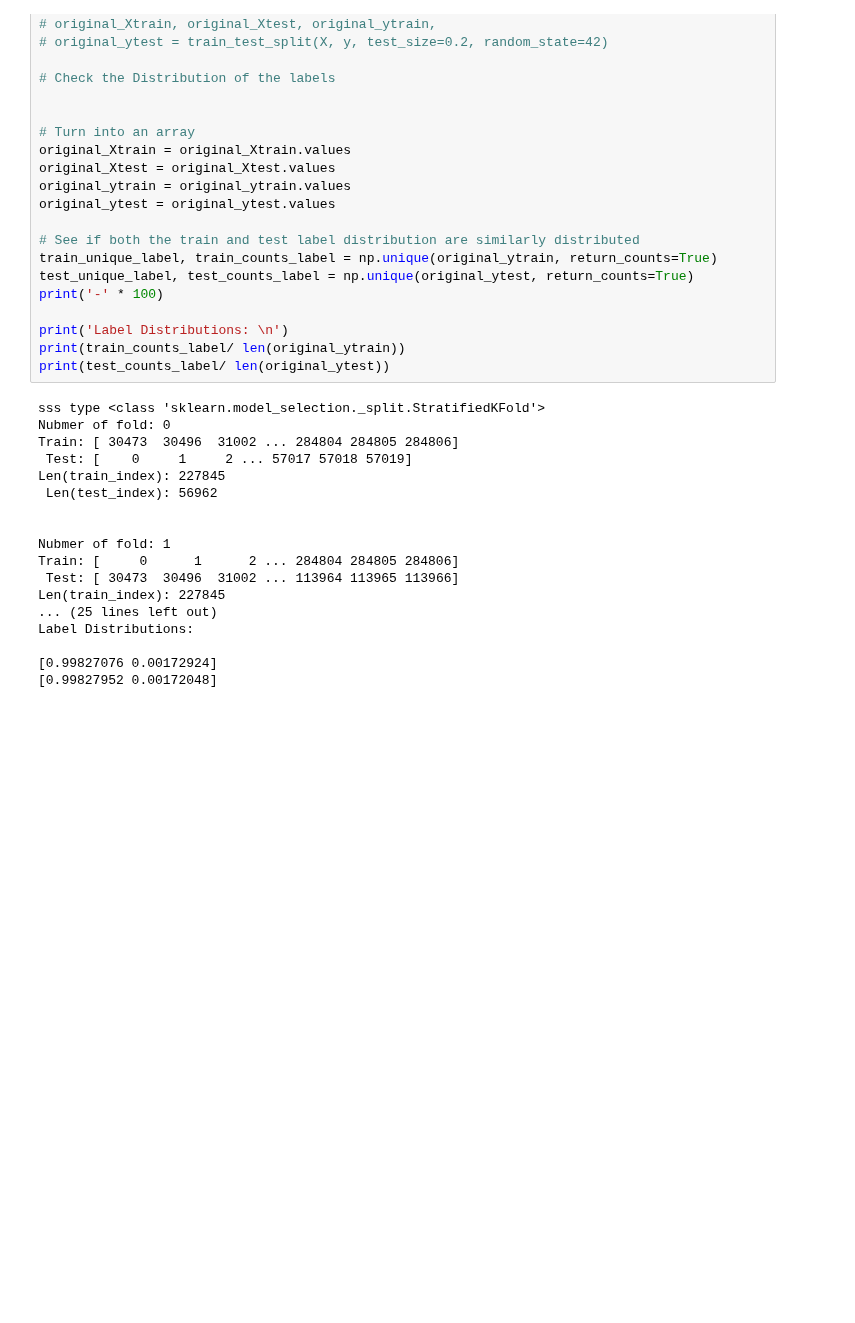
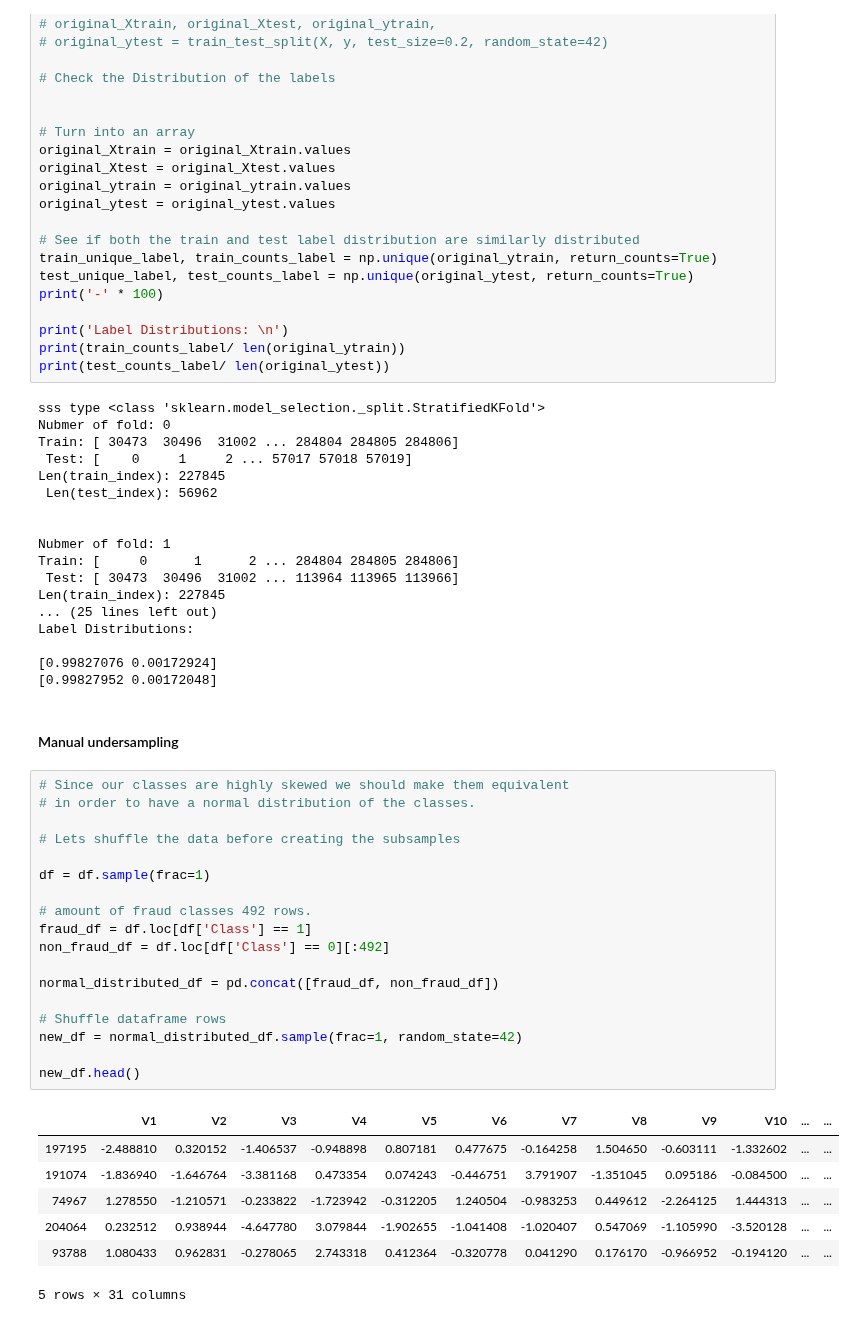
Before and after one commit to lepchenkov/Fraud_detection_case_study, a Jupyter notebook: Exploring_imbalanced_dataset.ipynb, the cells around one changed output. Drawn from its saved outputs; the diff is of its cells as text; blank space fills up the shorter version.

Commit message:
Added manual undersampling.

```diff
--- a/Exploring_imbalanced_dataset.ipynb
+++ b/Exploring_imbalanced_dataset.ipynb
@@ -171,3 +171,31 @@ Label Distributions:
 
 [0.99827076 0.00172924]
 [0.99827952 0.00172048]
+# %% [markdown]
+#### Manual undersampling
+# %%
+# Since our classes are highly skewed we should make them equivalent
+# in order to have a normal distribution of the classes.
+
+# Lets shuffle the data before creating the subsamples
+
+df = df.sample(frac=1)
+
+# amount of fraud classes 492 rows.
+fraud_df = df.loc[df['Class'] == 1]
+non_fraud_df = df.loc[df['Class'] == 0][:492]
+
+normal_distributed_df = pd.concat([fraud_df, non_fraud_df])
+
+# Shuffle dataframe rows
+new_df = normal_distributed_df.sample(frac=1, random_state=42)
+
+new_df.head()
+# %% [output]
+|  | V1 | V2 | V3 | V4 | V5 | V6 | V7 | V8 | V9 | V10 | ... | ... |
+| 197195 | -2.488810 | 0.320152 | -1.406537 | -0.948898 | 0.807181 | 0.477675 | -0.164258 | 1.504650 | -0.603111 | -1.332602 | ... | ... |
+| 191074 | -1.836940 | -1.646764 | -3.381168 | 0.473354 | 0.074243 | -0.446751 | 3.791907 | -1.351045 | 0.095186 | -0.084500 | ... | ... |
+| 74967 | 1.278550 | -1.210571 | -0.233822 | -1.723942 | -0.312205 | 1.240504 | -0.983253 | 0.449612 | -2.264125 | 1.444313 | ... | ... |
+| 204064 | 0.232512 | 0.938944 | -4.647780 | 3.079844 | -1.902655 | -1.041408 | -1.020407 | 0.547069 | -1.105990 | -3.520128 | ... | ... |
+| 93788 | 1.080433 | 0.962831 | -0.278065 | 2.743318 | 0.412364 | -0.320778 | 0.041290 | 0.176170 | -0.966952 | -0.194120 | ... | ... |
+5 rows × 31 columns
```
Also changed, not shown: parts of 2 cells of this notebook.
